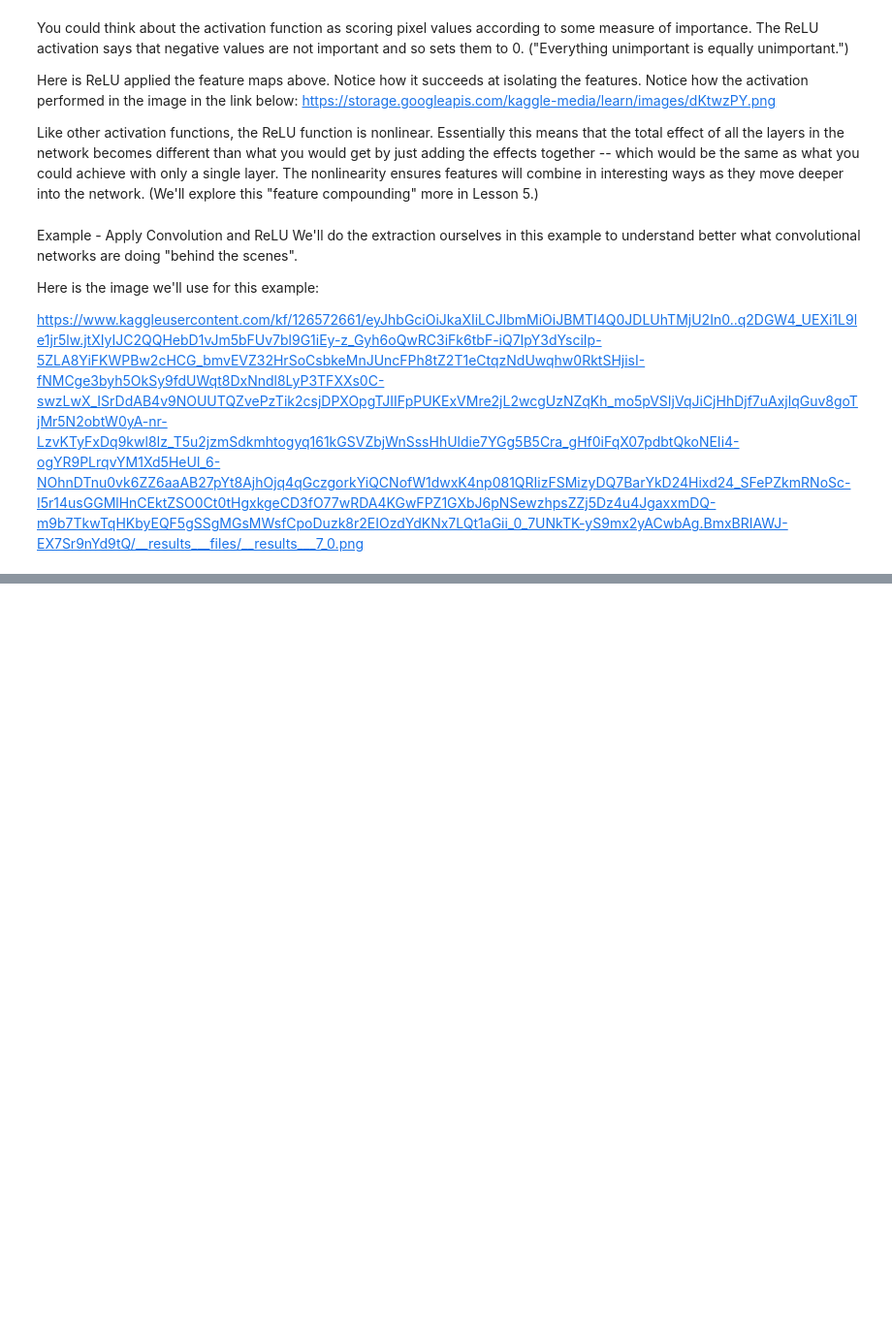
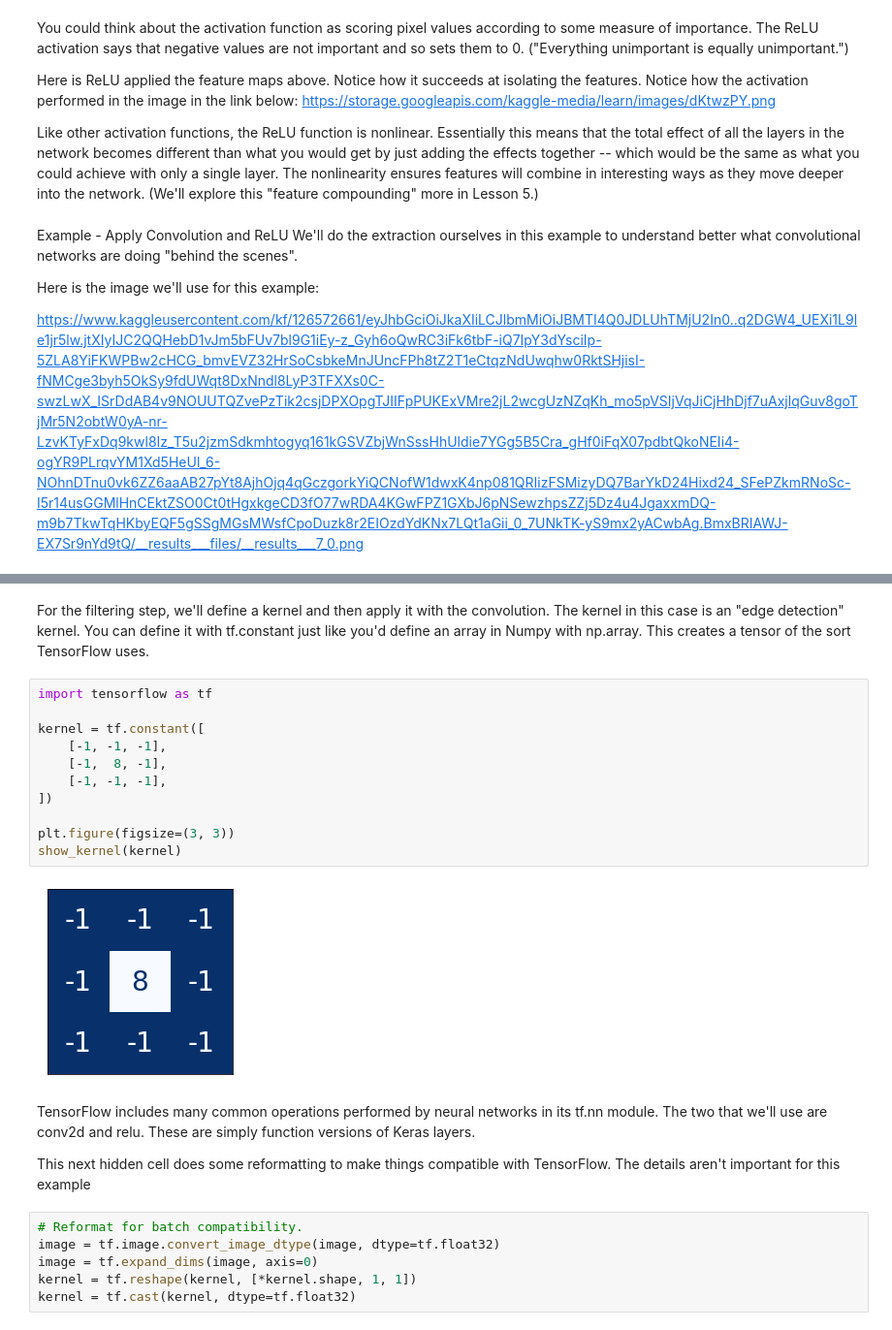
Before and after one commit to Kalderon-Sheikhman/Kaggle-All-Machine-Learning, a Jupyter notebook: 06-Computer-Vision/Computer-Vision.ipynb, the cells around one changed output, grey strips where cells are left out. Shown at 97% size. Saved outputs shown, nothing was run; the diff lists cells and outputs as text; blank space fills up the shorter version.

Commit message:
Computer Vision sending pretrained images

```diff
--- a/06-Computer-Vision/Computer-Vision.ipynb
+++ b/06-Computer-Vision/Computer-Vision.ipynb
@@ -313,0 +316,25 @@ plt.show();
+# %% [markdown]
+For the filtering step, we'll define a kernel and then apply it with the convolution. The kernel in this case is an "edge detection" kernel. You can define it with tf.constant just like you'd define an array in Numpy with np.array. This creates a tensor of the sort TensorFlow uses.
+# %%
+import tensorflow as tf
+
+kernel = tf.constant([
+    [-1, -1, -1],
+    [-1,  8, -1],
+    [-1, -1, -1],
+])
+
+plt.figure(figsize=(3, 3))
+show_kernel(kernel)
+# %% [output]
+[figure, added]
+# %% [markdown]
+TensorFlow includes many common operations performed by neural networks in its tf.nn module. The two that we'll use are conv2d and relu. These are simply function versions of Keras layers.
+
+This next hidden cell does some reformatting to make things compatible with TensorFlow. The details aren't important for this example
+# %%
+# Reformat for batch compatibility.
+image = tf.image.convert_image_dtype(image, dtype=tf.float32)
+image = tf.expand_dims(image, axis=0)
+kernel = tf.reshape(kernel, [*kernel.shape, 1, 1])
+kernel = tf.cast(kernel, dtype=tf.float32)
```
Also changed, not shown: parts of 6 cells of this notebook, 1 other file.
